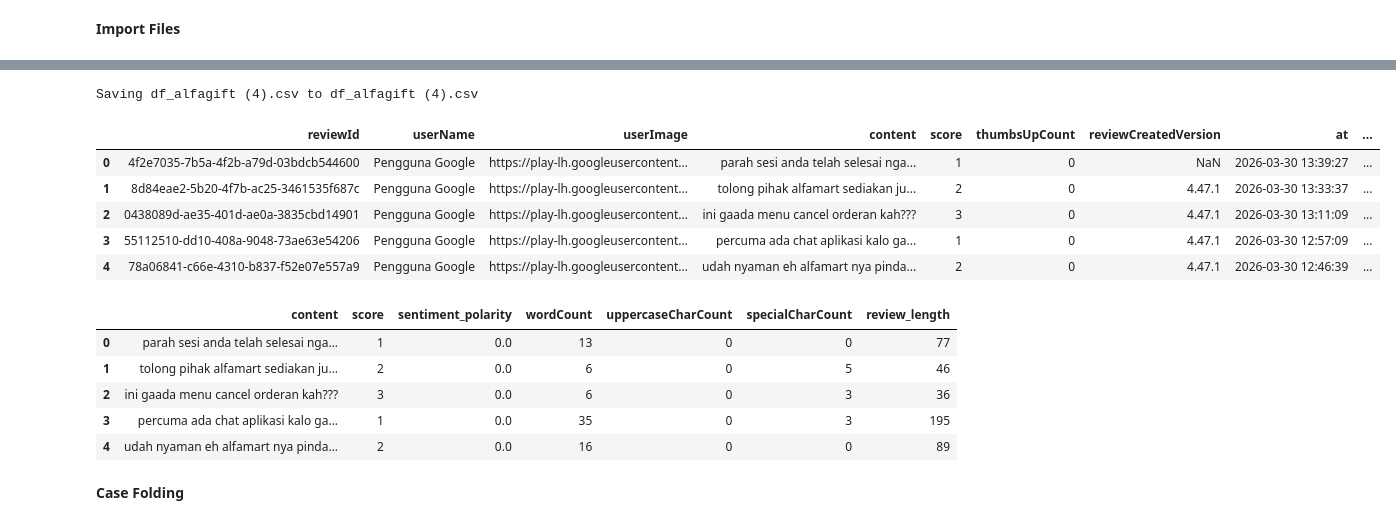
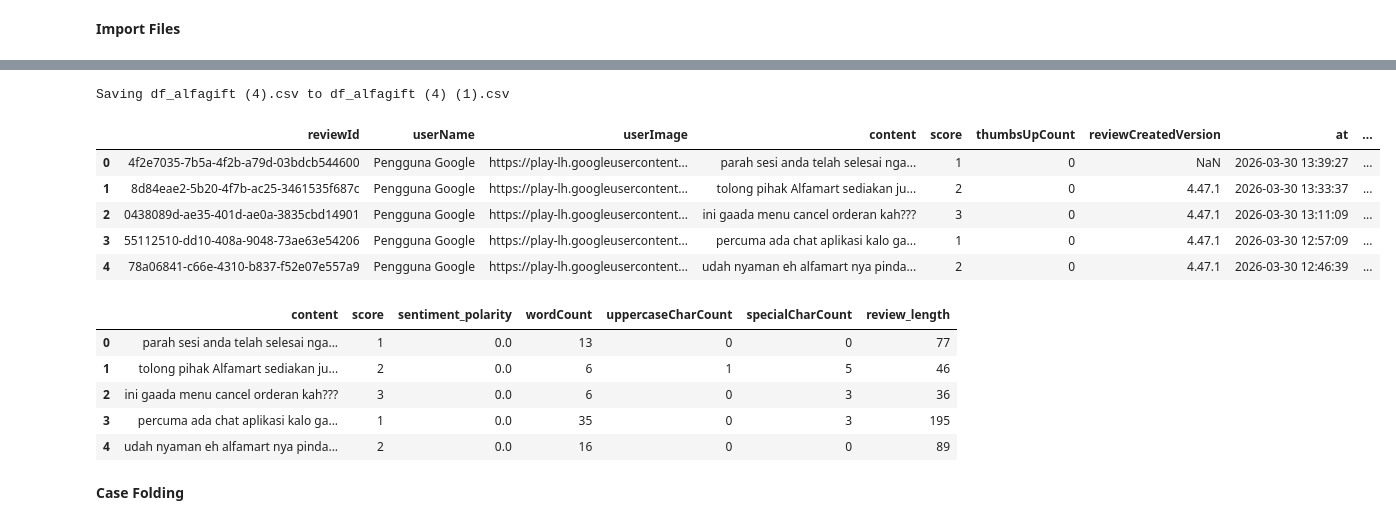
Before and after one commit to zakyalkhair/alfagift-sentiment-analysis, a Jupyter notebook: week 2&3/alfagift_preprocessing.ipynb, the cells around one changed output, grey strips where cells are left out. Cells and saved outputs as stored; diff of their text form; code cells hidden in the pictures.

```diff
--- a/week 2&3/alfagift_preprocessing.ipynb
+++ b/week 2&3/alfagift_preprocessing.ipynb
@@ -46,22 +50,23 @@ from Sastrawi.Stemmer.StemmerFactory import StemmerFactory
 # %% [markdown]
 **Import Files**
 # %%
+from google.colab import files
+
 # Upload file
 uploaded = files.upload()
 
 # Load data
 df_alfagiftrev = pd.read_csv(list(uploaded.keys())[0])
 df_alfagiftrev['content'] = df_alfagiftrev['content'].astype(str)
-df_alfagiftrev['content'] = df_alfagiftrev['content'].str.lower()
 
 # Preview
 df_alfagiftrev.head()
 # %% [output]
 [interactive output not drawn]
-Saving df_alfagift (4).csv to df_alfagift (4).csv
+Saving df_alfagift (4).csv to df_alfagift (4) (1).csv
 |  | reviewId | userName | userImage | content | score | thumbsUpCount | reviewCreatedVersion | at | ... |
 | 0 | 4f2e7035-7b5a-4f2b-a79d-03bdcb544600 | Pengguna Google | https://play-lh.googleusercontent... | parah sesi anda telah selesai nga... | 1 | 0 | NaN | 2026-03-30 13:39:27 | ... |
-| 1 | 8d84eae2-5b20-4f7b-ac25-3461535f687c | Pengguna Google | https://play-lh.googleusercontent... | tolong pihak alfamart sediakan ju... | 2 | 0 | 4.47.1 | 2026-03-30 13:33:37 | ... |
+| 1 | 8d84eae2-5b20-4f7b-ac25-3461535f687c | Pengguna Google | https://play-lh.googleusercontent... | tolong pihak Alfamart sediakan ju... | 2 | 0 | 4.47.1 | 2026-03-30 13:33:37 | ... |
 | 2 | 0438089d-ae35-401d-ae0a-3835cbd14901 | Pengguna Google | https://play-lh.googleusercontent... | ini gaada menu cancel orderan kah??? | 3 | 0 | 4.47.1 | 2026-03-30 13:11:09 | ... |
 | 3 | 55112510-dd10-408a-9048-73ae63e54206 | Pengguna Google | https://play-lh.googleusercontent... | percuma ada chat aplikasi kalo ga... | 1 | 0 | 4.47.1 | 2026-03-30 12:57:09 | ... |
 | 4 | 78a06841-c66e-4310-b837-f52e07e557a9 | Pengguna Google | https://play-lh.googleusercontent... | udah nyaman eh alfamart nya pinda... | 2 | 0 | 4.47.1 | 2026-03-30 12:46:39 | ... |
@@ -76,7 +81,7 @@ display(df_alfagiftrev[cols_to_show].head())
 # %% [output]
 |  | content | score | sentiment_polarity | wordCount | uppercaseCharCount | specialCharCount | review_length |
 | 0 | parah sesi anda telah selesai nga... | 1 | 0.0 | 13 | 0 | 0 | 77 |
-| 1 | tolong pihak alfamart sediakan ju... | 2 | 0.0 | 6 | 0 | 5 | 46 |
+| 1 | tolong pihak Alfamart sediakan ju... | 2 | 0.0 | 6 | 1 | 5 | 46 |
 | 2 | ini gaada menu cancel orderan kah??? | 3 | 0.0 | 6 | 0 | 3 | 36 |
 | 3 | percuma ada chat aplikasi kalo ga... | 1 | 0.0 | 35 | 0 | 3 | 195 |
 | 4 | udah nyaman eh alfamart nya pinda... | 2 | 0.0 | 16 | 0 | 0 | 89 |
```
Also changed, not shown: parts of 2 cells of this notebook.
